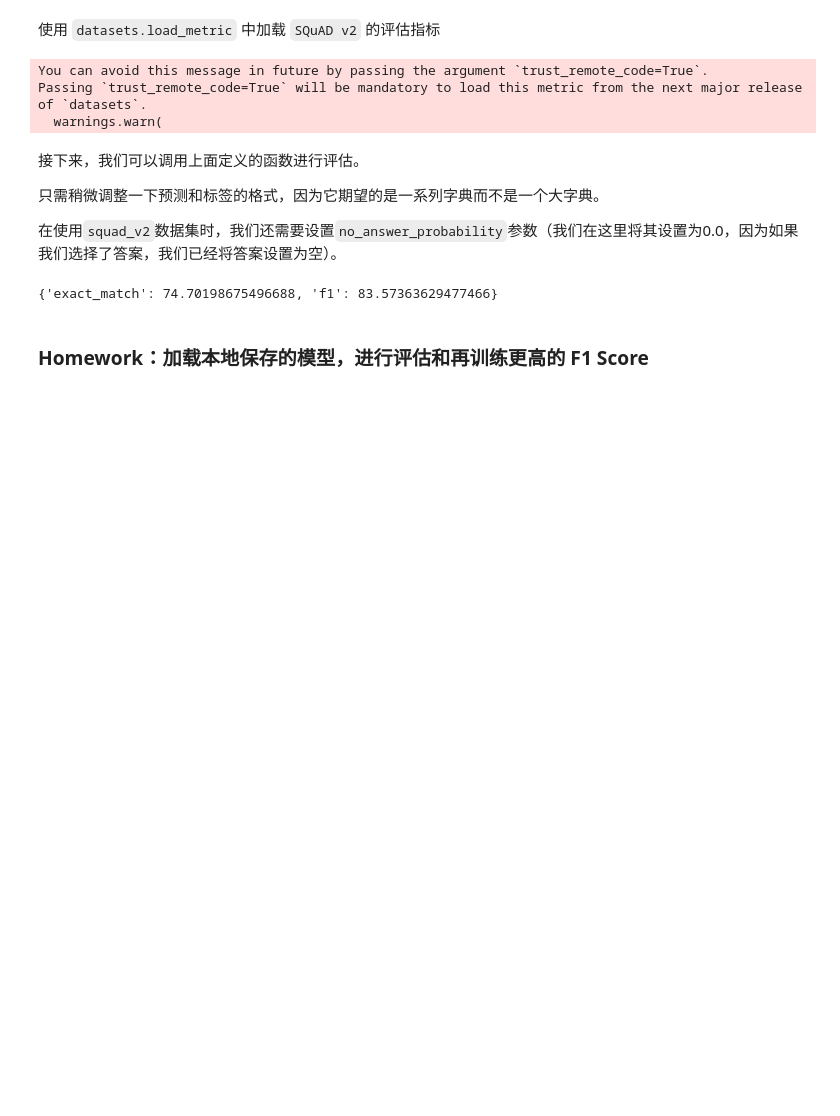
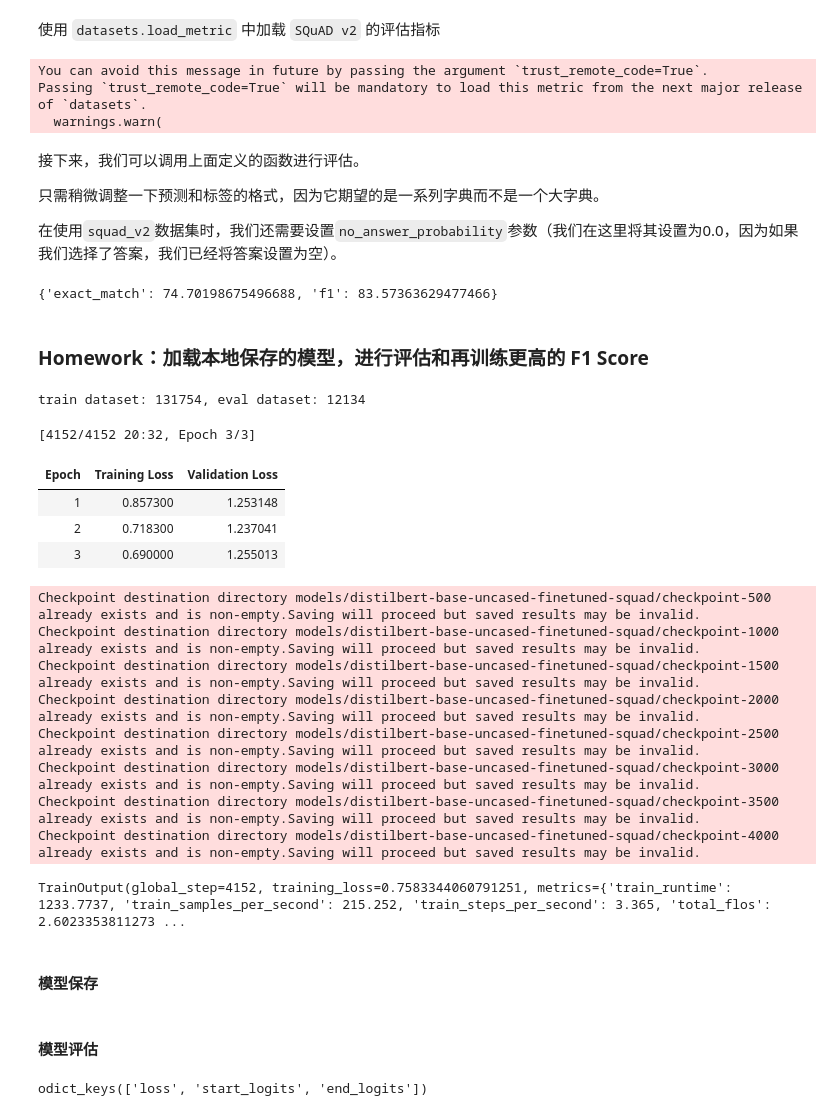
Before and after one commit to huang-kun/LLM-quickstart, a Jupyter notebook: transformers/fine-tune-QA.ipynb, the cells around one changed output. Cells and saved outputs as stored; diff of their text form; code cells hidden in the pictures; blank space fills up the shorter version.

Commit message:
homework: save squad homework f1 score.

```diff
--- a/transformers/fine-tune-QA.ipynb
+++ b/transformers/fine-tune-QA.ipynb
@@ -850,6 +850,12 @@ metric.compute(predictions=formatted_predictions, references=references)
 ### Homework：加载本地保存的模型，进行评估和再训练更高的 F1 Score
 # %%
 trained_model = AutoModelForQuestionAnswering.from_pretrained(model_dir)
+# %%
+train_ds = tokenized_datasets["train"]
+eval_ds = tokenized_datasets["validation"]
+print(f"train dataset: {len(train_ds)}, eval dataset: {len(eval_ds)}")
+# %% [output]
+train dataset: 131754, eval dataset: 12134
 # %%
 trained_trainer = Trainer(
     trained_model,
@@ -859,3 +865,22 @@ trained_trainer = Trainer(
     data_collator=data_collator,
     tokenizer=tokenizer,
 )
+# %%
+trained_trainer.train()
+# %% [output]
+[4152/4152 20:32, Epoch 3/3]
+| Epoch | Training Loss | Validation Loss |
+| 1 | 0.857300 | 1.253148 |
+| 2 | 0.718300 | 1.237041 |
+| 3 | 0.690000 | 1.255013 |
+Checkpoint destination directory models/distilbert-base-uncased-finetuned-squad/checkpoint-500 already exists and is non-empty.Saving will proceed but saved results may be invalid.
+Checkpoint destination directory models/distilbert-base-uncased-finetuned-squad/checkpoint-1000 already exists and is non-empty.Saving will proceed but saved results may be invalid.
+Checkpoint destination directory models/distilbert-base-uncased-finetuned-squad/checkpoint-1500 already exists and is non-empty.Saving will proceed but saved results may be invalid.
+Checkpoint destination directory models/distilbert-base-uncased-finetuned-squad/checkpoint-2000 already exists and is non-empty.Saving will proceed but saved results may be invalid.
+Checkpoint destination directory models/distilbert-base-uncased-finetuned-squad/checkpoint-2500 already exists and is non-empty.Saving will proceed but saved results may be invalid.
+Checkpoint destination directory models/distilbert-base-uncased-finetuned-squad/checkpoint-3000 already exists and is non-empty.Saving will proceed but saved results may be invalid.
+Checkpoint destination directory models/distilbert-base-uncased-finetuned-squad/checkpoint-3500 already exists and is non-empty.Saving will proceed but saved results may be invalid.
+Checkpoint destination directory models/distilbert-base-uncased-finetuned-squad/checkpoint-4000 already exists and is non-empty.Saving will proceed but saved results may be invalid.
+TrainOutput(global_step=4152, training_loss=0.7583344060791251, metrics={'train_runtime': 1233.7737, 'train_samples_per_second': 215.252, 'train_steps_per_second': 3.365, 'total_flos': 2.6023353811273 ...
+# %% [markdown]
+#### 模型保存
@@ -861,0 +890,12 @@ trained_trainer = Trainer(
+# %% [markdown]
+#### 模型评估
+# %%
+import torch
+
+for batch in trained_trainer.get_eval_dataloader():
+    break
+batch = {k: v.to(trained_trainer.args.device) for k, v in batch.items()}
+with torch.no_grad():
+    output = trained_trainer.model(**batch)
+# %% [output]
+odict_keys(['loss', 'start_logits', 'end_logits'])
```
Also changed, not shown: parts of 12 cells of this notebook.
